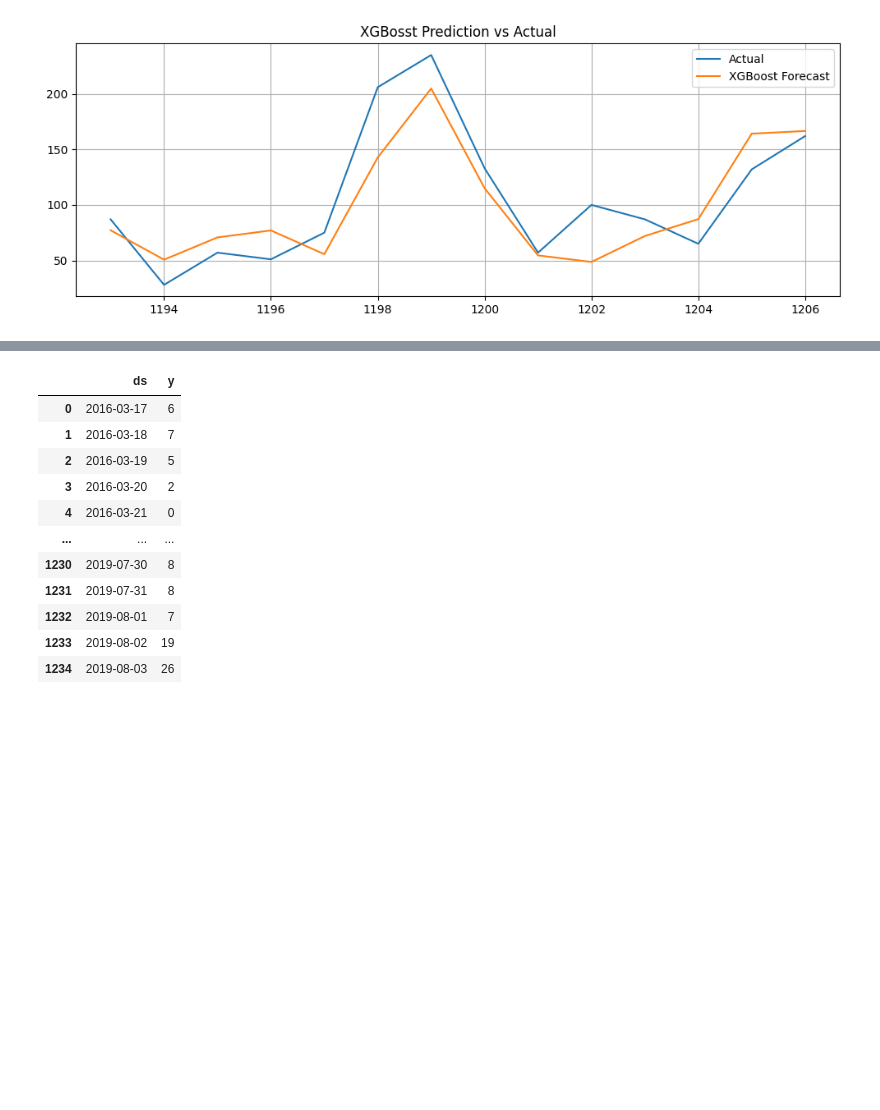
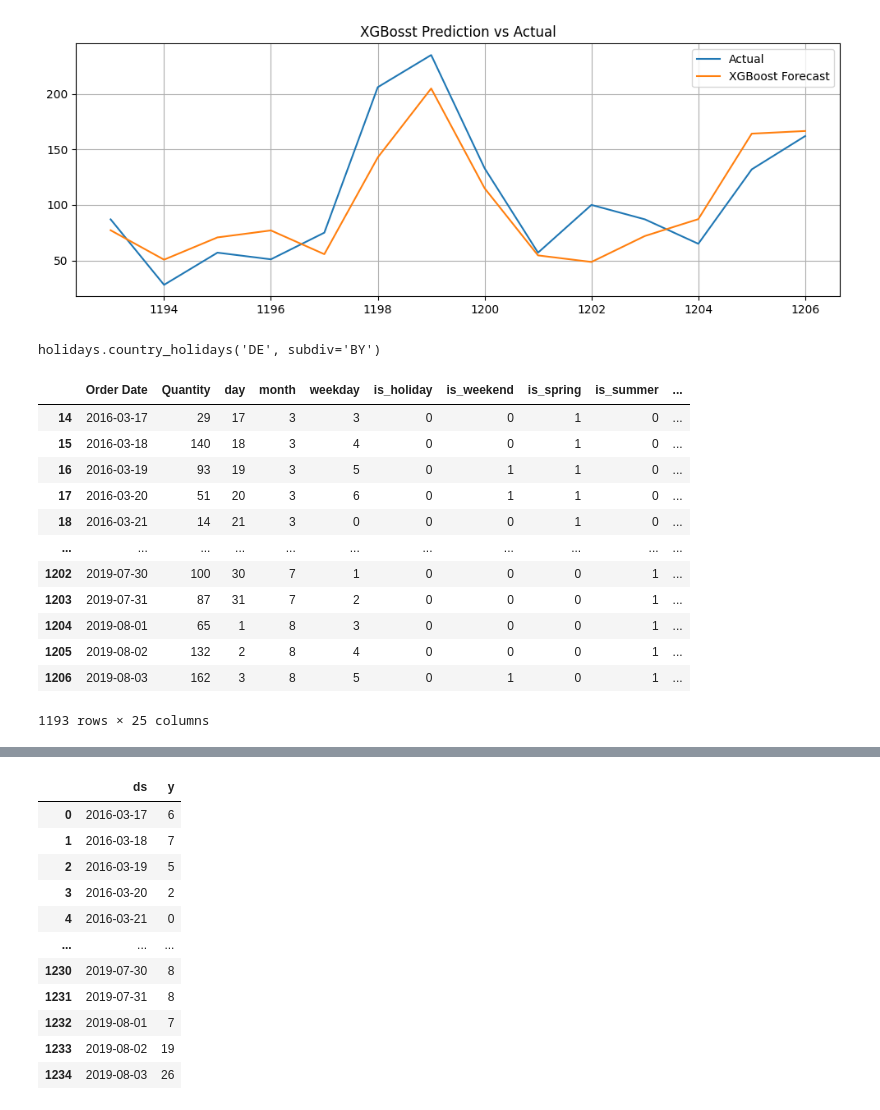
Before and after one commit to HoangUkr/Sale_Forecasting, a Jupyter notebook: Refine_Notebook.ipynb, the cells around one changed output, grey strips where cells are left out. Drawn from its saved outputs; the diff is of its cells as text; code cells hidden in the pictures; blank space fills up the shorter version.

```diff
--- a/Refine_Notebook.ipynb
+++ b/Refine_Notebook.ipynb
@@ -371,3 +375,10 @@ plt.grid(True)
 plt.show()
 # %% [output]
 [figure]
+# %%
+# Get German holidays the land is Bayern
+import holidays
+bayern_holidays = holidays.country_holidays('DE', subdiv='BY')
+bayern_holidays
+# %% [output]
+holidays.country_holidays('DE', subdiv='BY')
@@ -373,0 +396,44 @@ plt.show()
+# %%
+# Improvement for XGBoost
+# Extract more feature from order date
+# Create dataset for xgboost model
+xgb_df_refined = orders.groupby(orders['Order Date'].dt.date)['Quantity'].sum().reset_index()
+# Convert column Order Date into Datetime
+xgb_df_refined['Order Date'] = pd.to_datetime(xgb_df_refined['Order Date'], dayfirst=True)
+# Add additional columns like day, month, weekday
+xgb_df_refined['day'] = xgb_df_refined['Order Date'].dt.day
+xgb_df_refined['month'] = xgb_df_refined['Order Date'].dt.month
+xgb_df_refined['weekday'] = xgb_df_refined['Order Date'].dt.weekday
+# Check if it is the holiday
+xgb_df_refined['is_holiday'] = (xgb_df_refined['Order Date'].dt.date.apply(lambda x: x in bayern_holidays)).astype(int)
+# Check if it is weekend
+xgb_df_refined['is_weekend'] = (xgb_df_refined['Order Date'].dt.weekday > 4).astype(int)
+# Check the season
+xgb_df_refined['season'] = xgb_df_refined['Order Date'].apply(get_season)
+
+xgb_df_refined['is_spring'] = (xgb_df_refined['season'] == 'spring').astype(int)
+xgb_df_refined['is_summer'] = (xgb_df_refined['season'] == 'summer').astype(int)
+xgb_df_refined['is_autumn'] = (xgb_df_refined['season'] == 'autumn').astype(int)
+xgb_df_refined['is_winter'] = (xgb_df_refined['season'] == 'winter').astype(int)
+xgb_df_refined=xgb_df_refined.drop(columns=['season'])
+
+
+# Add lag features
+for i in range(1, 15):  # lag 2 week
+    xgb_df_refined[f'Quantity_{i}'] = xgb_df_refined['Quantity'].shift(i)
+xgb_df_refined = xgb_df_refined.dropna()
+xgb_df_refined
+# %% [output]
+|  | Order Date | Quantity | day | month | weekday | is_holiday | is_weekend | is_spring | is_summer | ... |
+| 14 | 2016-03-17 | 29 | 17 | 3 | 3 | 0 | 0 | 1 | 0 | ... |
+| 15 | 2016-03-18 | 140 | 18 | 3 | 4 | 0 | 0 | 1 | 0 | ... |
+| 16 | 2016-03-19 | 93 | 19 | 3 | 5 | 0 | 1 | 1 | 0 | ... |
+| 17 | 2016-03-20 | 51 | 20 | 3 | 6 | 0 | 1 | 1 | 0 | ... |
+| 18 | 2016-03-21 | 14 | 21 | 3 | 0 | 0 | 0 | 1 | 0 | ... |
+| ... | ... | ... | ... | ... | ... | ... | ... | ... | ... | ... |
+| 1202 | 2019-07-30 | 100 | 30 | 7 | 1 | 0 | 0 | 0 | 1 | ... |
+| 1203 | 2019-07-31 | 87 | 31 | 7 | 2 | 0 | 0 | 0 | 1 | ... |
+| 1204 | 2019-08-01 | 65 | 1 | 8 | 3 | 0 | 0 | 0 | 1 | ... |
+| 1205 | 2019-08-02 | 132 | 2 | 8 | 4 | 0 | 0 | 0 | 1 | ... |
+| 1206 | 2019-08-03 | 162 | 3 | 8 | 5 | 0 | 1 | 0 | 1 | ... |
+1193 rows × 25 columns
```
Also changed, not shown: parts of 9 cells of this notebook, 4 other files.
